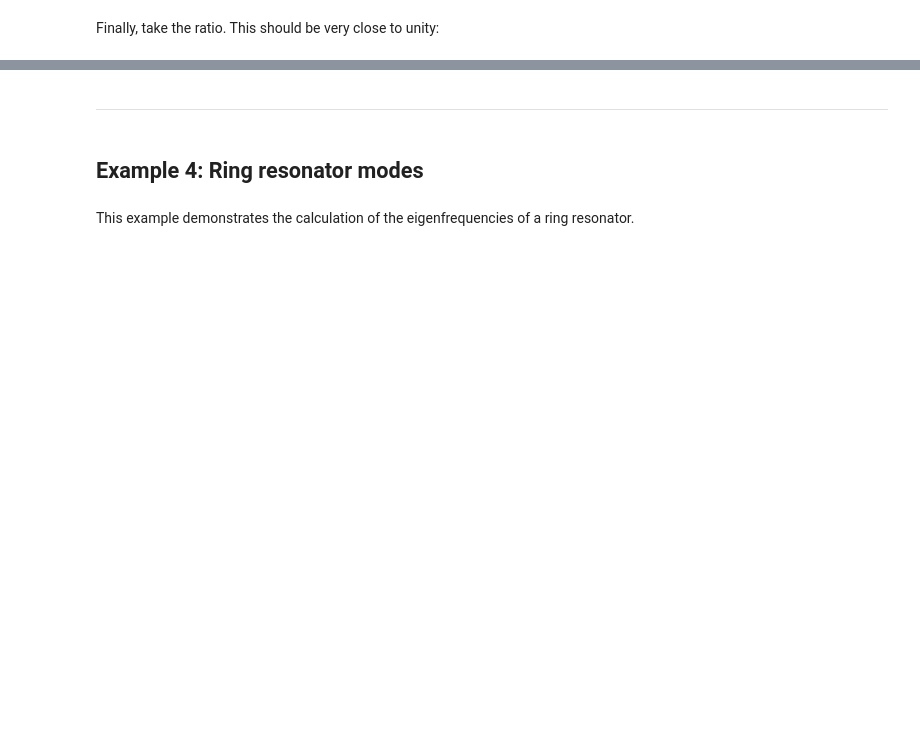
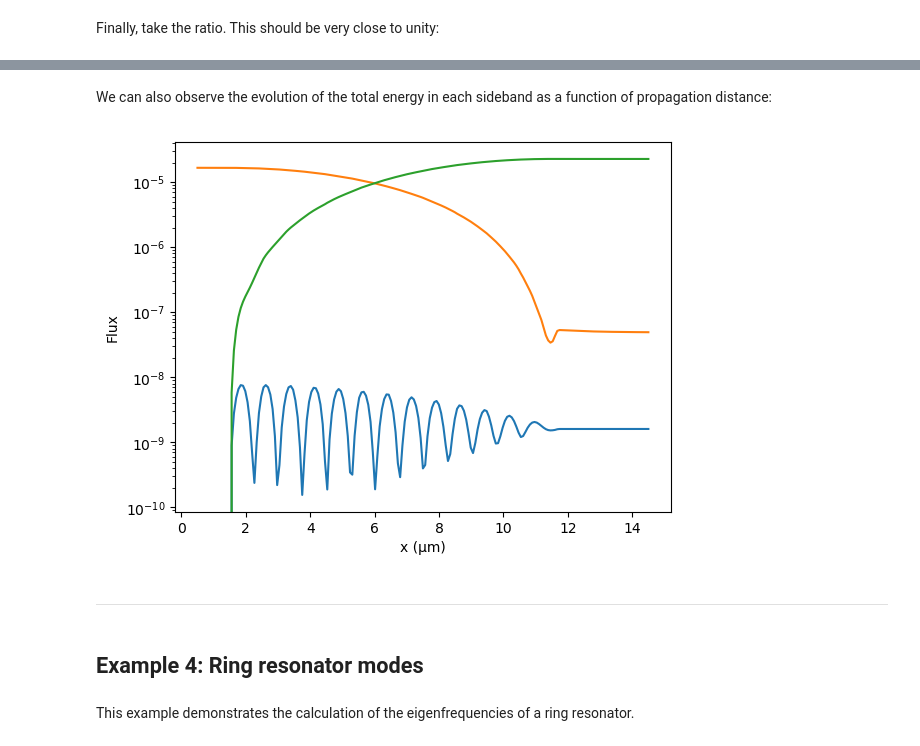
Before and after one commit to fancompute/FDFD.jl, a Jupyter notebook: Examples_FDFD_jl.ipynb, the cells around one changed output, grey strips where cells are left out. Saved outputs shown, nothing was run; the diff lists cells and outputs as text; code cells hidden in the pictures; blank space fills up the shorter version.

```diff
--- a/Examples_FDFD_jl.ipynb
+++ b/Examples_FDFD_jl.ipynb
@@ -113,3 +112,16 @@ Nout/Nin
+# %% [markdown]
+We can also observe the evolution of the total energy in each sideband as a function of propagation distance:
+# %%
+pts = [Point(x, 0) for x in linspace(0.5,14.5,199)]
+P_Fx = flux_surface_integral.(field_transition, pts, Inf, x̂)
+
+using PyPlot
+figure()
+semilogy([pt.x for pt in pts], P_Fx)
+xlabel("x (μm)")
+ylabel("Flux");
+# %% [output]
+[figure, added]
 # %% [markdown]
 ---
 # %% [markdown]
```
Also changed, not shown: parts of 9 cells of this notebook.
